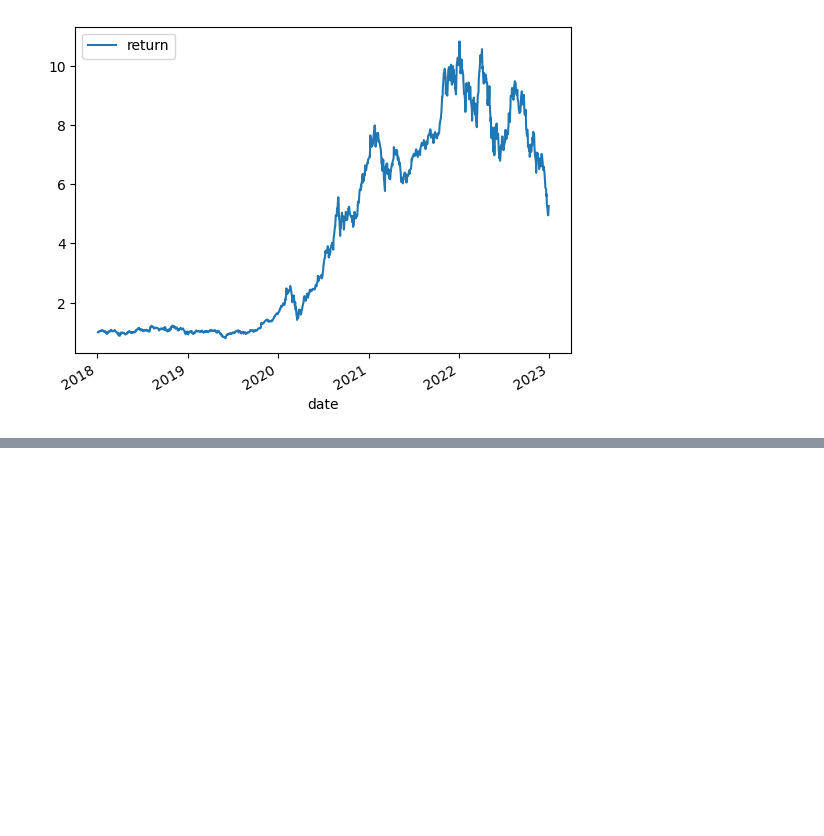
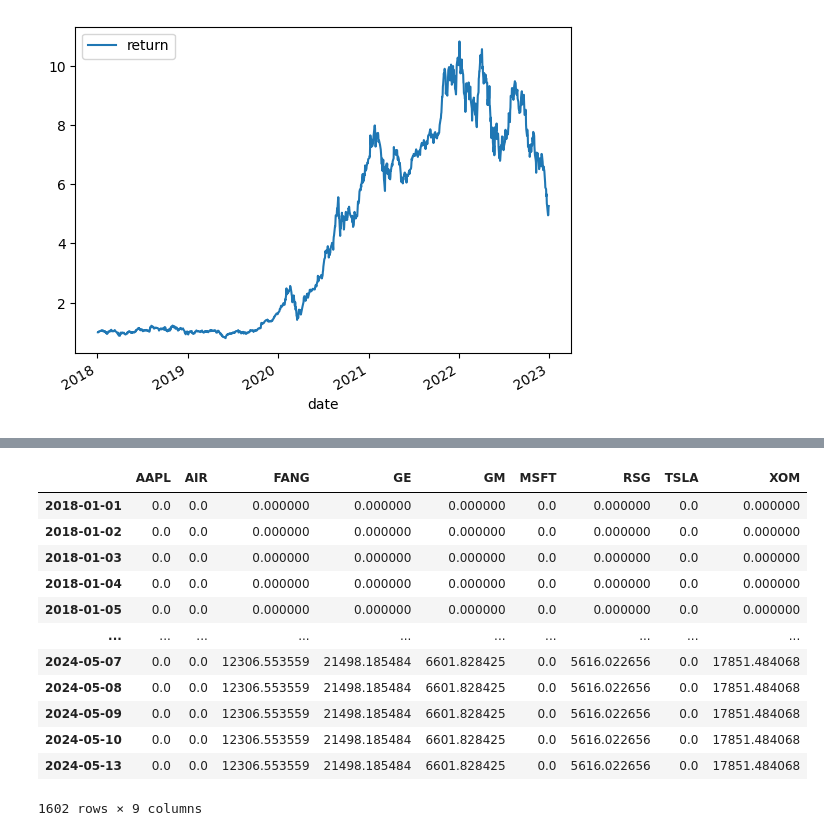
Before and after one commit to mohitbgupta-tcw/quantkit, a Jupyter notebook: notebooks/greg/scratch.ipynb, the cells around one changed output, grey strips where cells are left out. Drawn from its saved outputs; the diff is of its cells as text; code cells hidden in the pictures; blank space fills up the shorter version.

```diff
--- a/notebooks/greg/scratch.ipynb
+++ b/notebooks/greg/scratch.ipynb
@@ -168,0 +379,17 @@ children
+# %%
+df_pos = res.get_positions()
+df_pos
+# %% [output]
+|  | AAPL | AIR | FANG | GE | GM | MSFT | RSG | TSLA | XOM |
+| 2018-01-01 | 0.0 | 0.0 | 0.000000 | 0.000000 | 0.000000 | 0.0 | 0.000000 | 0.0 | 0.000000 |
+| 2018-01-02 | 0.0 | 0.0 | 0.000000 | 0.000000 | 0.000000 | 0.0 | 0.000000 | 0.0 | 0.000000 |
+| 2018-01-03 | 0.0 | 0.0 | 0.000000 | 0.000000 | 0.000000 | 0.0 | 0.000000 | 0.0 | 0.000000 |
+| 2018-01-04 | 0.0 | 0.0 | 0.000000 | 0.000000 | 0.000000 | 0.0 | 0.000000 | 0.0 | 0.000000 |
+| 2018-01-05 | 0.0 | 0.0 | 0.000000 | 0.000000 | 0.000000 | 0.0 | 0.000000 | 0.0 | 0.000000 |
+| ... | ... | ... | ... | ... | ... | ... | ... | ... | ... |
+| 2024-05-07 | 0.0 | 0.0 | 12306.553559 | 21498.185484 | 6601.828425 | 0.0 | 5616.022656 | 0.0 | 17851.484068 |
+| 2024-05-08 | 0.0 | 0.0 | 12306.553559 | 21498.185484 | 6601.828425 | 0.0 | 5616.022656 | 0.0 | 17851.484068 |
+| 2024-05-09 | 0.0 | 0.0 | 12306.553559 | 21498.185484 | 6601.828425 | 0.0 | 5616.022656 | 0.0 | 17851.484068 |
+| 2024-05-10 | 0.0 | 0.0 | 12306.553559 | 21498.185484 | 6601.828425 | 0.0 | 5616.022656 | 0.0 | 17851.484068 |
+| 2024-05-13 | 0.0 | 0.0 | 12306.553559 | 21498.185484 | 6601.828425 | 0.0 | 5616.022656 | 0.0 | 17851.484068 |
+1602 rows × 9 columns
```
Also changed, not shown: parts of 18 cells of this notebook, 2 other files.
